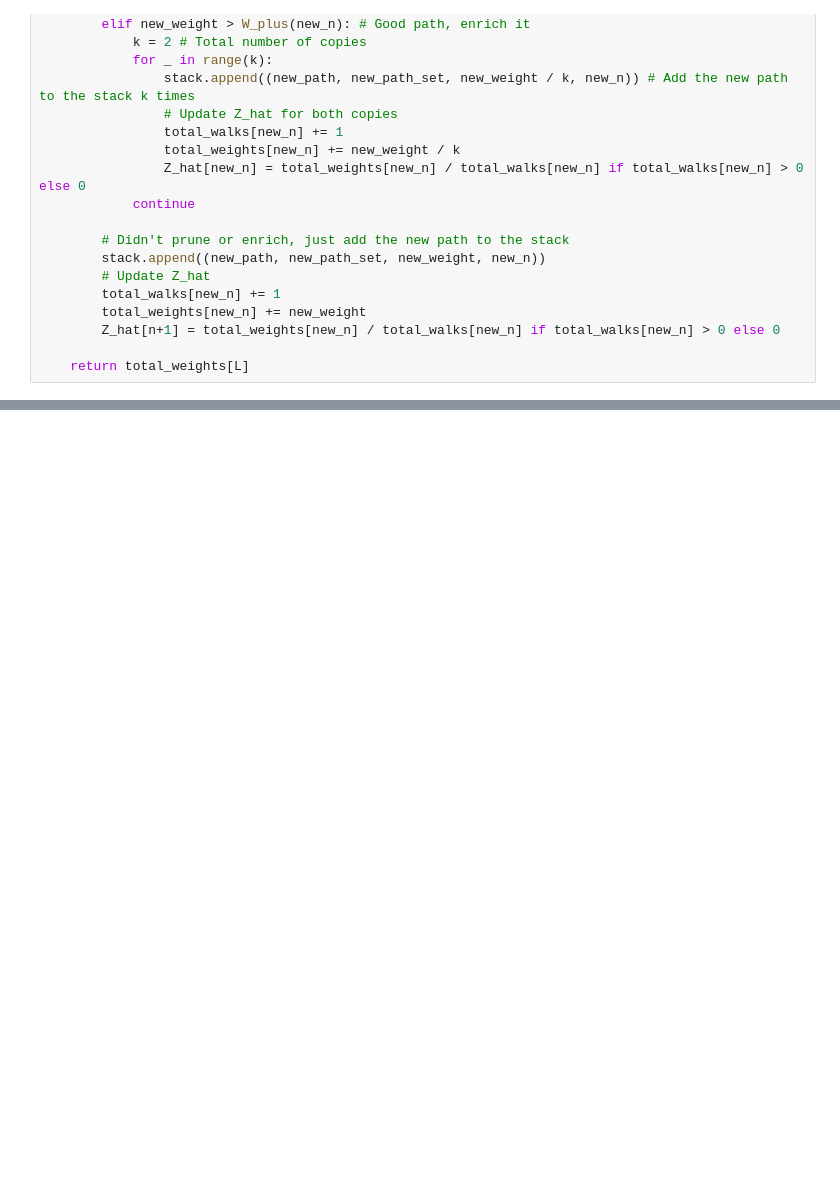
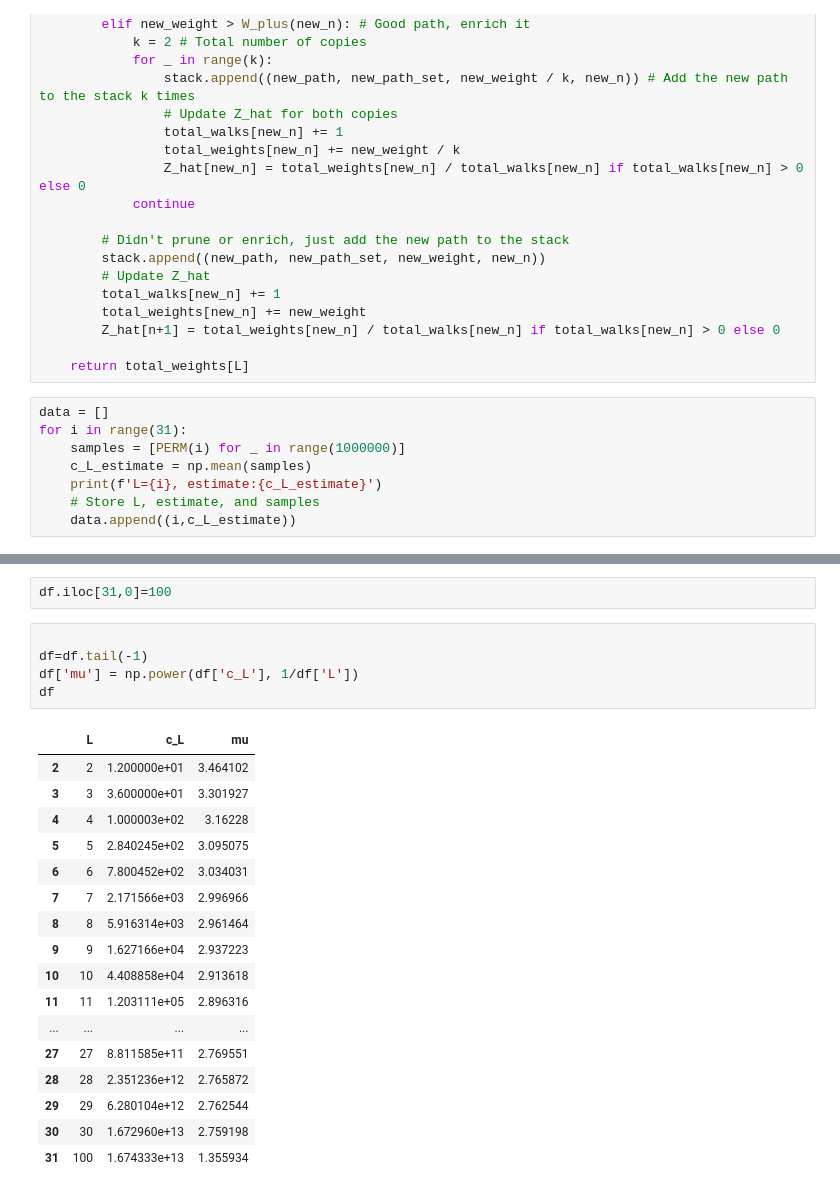
Before and after one commit to LiuFangrui/SAW-Estimation, a Jupyter notebook: PERM.ipynb, the cells around one changed output, grey strips where cells are left out. Cells and saved outputs as stored; diff of their text form; blank space fills up the shorter version.

```diff
--- a/PERM.ipynb
+++ b/PERM.ipynb
@@ -191,3 +187,11 @@ def PERM(L, C_plus = 10, C_minus = 1):
         Z_hat[n+1] = total_weights[new_n] / total_walks[new_n] if total_walks[new_n] > 0 else 0
 
     return total_weights[L]
+# %%
+data = []
+for i in range(31):
+    samples = [PERM(i) for _ in range(1000000)]
+    c_L_estimate = np.mean(samples)
+    print(f'L={i}, estimate:{c_L_estimate}')
+    # Store L, estimate, and samples
+    data.append((i,c_L_estimate))
@@ -193,0 +243,25 @@ def PERM(L, C_plus = 10, C_minus = 1):
+# %%
+df.iloc[31,0]=100
+# %%
+
+df=df.tail(-1)
+df['mu'] = np.power(df['c_L'], 1/df['L'])
+df
+# %% [output]
+|  | L | c_L | mu |
+| 2 | 2 | 1.200000e+01 | 3.464102 |
+| 3 | 3 | 3.600000e+01 | 3.301927 |
+| 4 | 4 | 1.000003e+02 | 3.16228 |
+| 5 | 5 | 2.840245e+02 | 3.095075 |
+| 6 | 6 | 7.800452e+02 | 3.034031 |
+| 7 | 7 | 2.171566e+03 | 2.996966 |
+| 8 | 8 | 5.916314e+03 | 2.961464 |
+| 9 | 9 | 1.627166e+04 | 2.937223 |
+| 10 | 10 | 4.408858e+04 | 2.913618 |
+| 11 | 11 | 1.203111e+05 | 2.896316 |
+| ... | ... | ... | ... |
+| 27 | 27 | 8.811585e+11 | 2.769551 |
+| 28 | 28 | 2.351236e+12 | 2.765872 |
+| 29 | 29 | 6.280104e+12 | 2.762544 |
+| 30 | 30 | 1.672960e+13 | 2.759198 |
+| 31 | 100 | 1.674333e+13 | 1.355934 |
```
Also changed, not shown: parts of 5 cells of this notebook.
